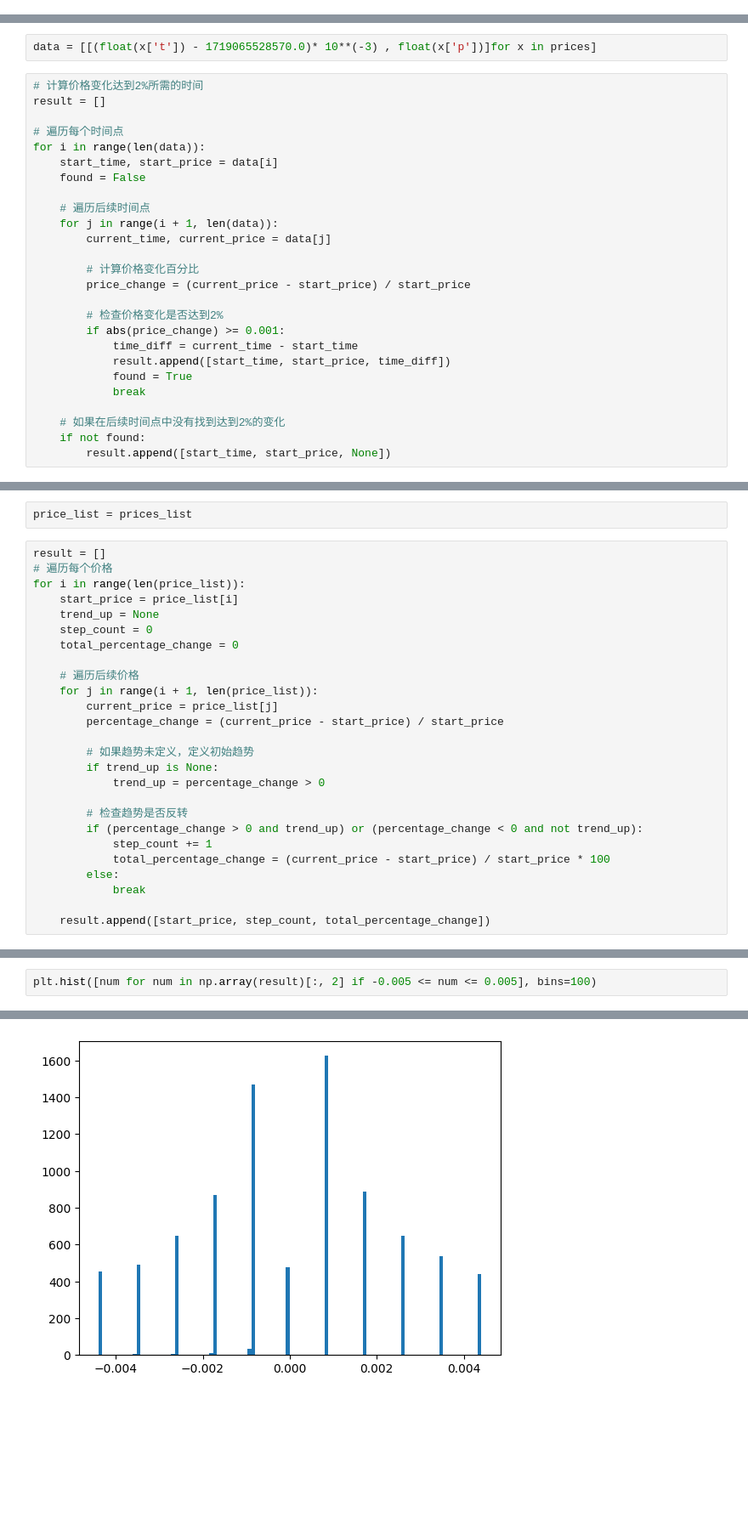
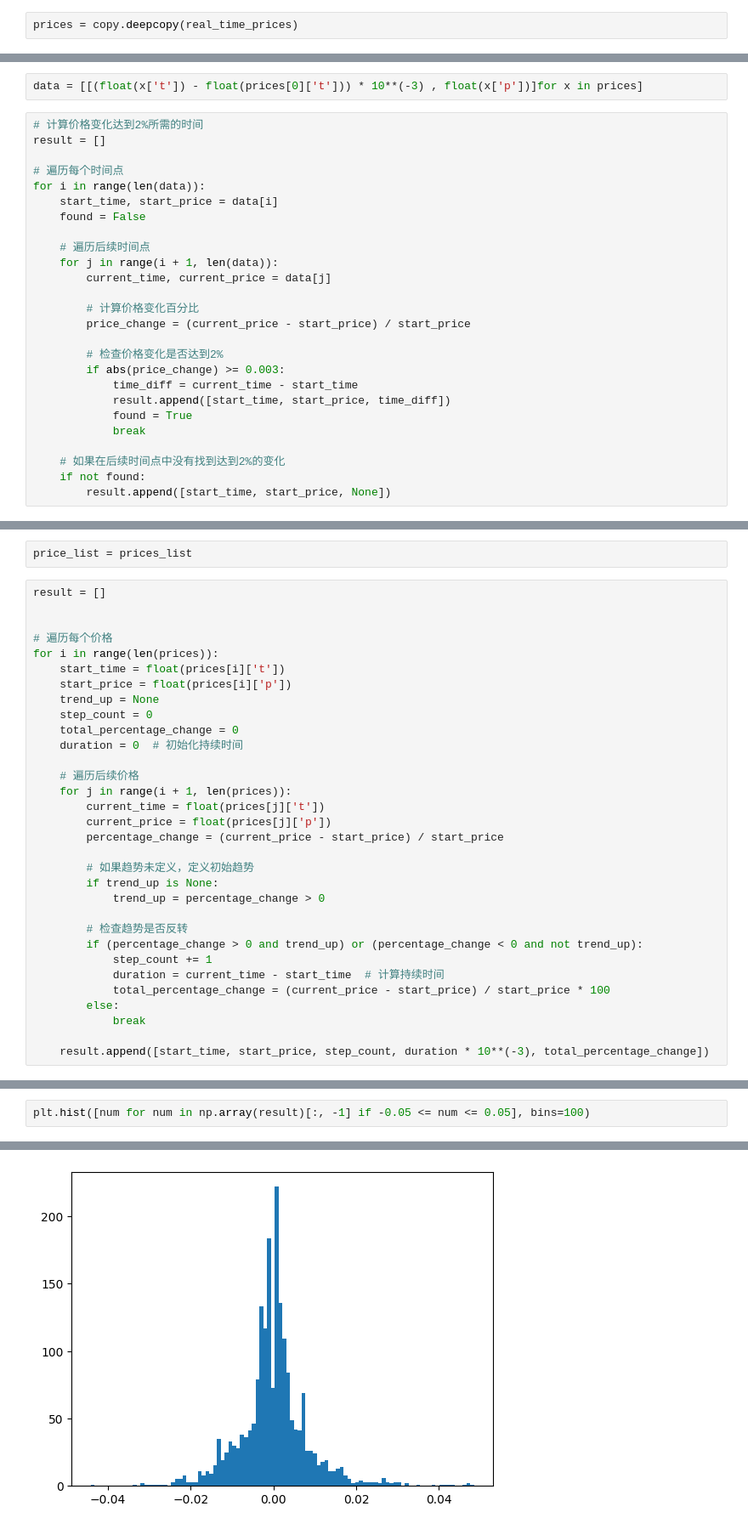
Before and after one commit to washingtonbase/binance, a Jupyter notebook: price-plot.ipynb, the cells around one changed output, grey strips where cells are left out. Shown at 85% size. Drawn from its saved outputs; the diff is of its cells as text; blank space fills up the shorter version.

```diff
--- a/price-plot.ipynb
+++ b/price-plot.ipynb
@@ -32,6 +33,8 @@ def run_websocket():
 # %%
 websocket_thread = threading.Thread(target=run_websocket)
 websocket_thread.start()
+# %%
+prices = copy.deepcopy(real_time_prices)
 # %%
 len(prices)
 # %% [output]
@@ -75,5 +104,5 @@ plt.hist([(prices_list[i] / prices_list[i - 1] - 1) for i in range(1, len(prices
 # %%
-data = [[(float(x['t']) - 1719065528570.0)* 10**(-3) , float(x['p'])]for x in prices]
+data = [[(float(x['t']) - float(prices[0]['t'])) * 10**(-3) , float(x['p'])]for x in prices]
 # %%
 # 计算价格变化达到2%所需的时间
 result = []
@@ -91,7 +120,7 @@ for i in range(len(data)):
         price_change = (current_price - start_price) / start_price
 
         # 检查价格变化是否达到2%
-        if abs(price_change) >= 0.001:
+        if abs(price_change) >= 0.003:
             time_diff = current_time - start_time
             result.append([start_time, start_price, time_diff])
             found = True
@@ -125,16 +154,21 @@ plt.hist([-1 if x is None else x for x in np.array(result)[:,2]], bins=100)
 price_list = prices_list
 # %%
 result = []
+
+
 # 遍历每个价格
-for i in range(len(price_list)):
-    start_price = price_list[i]
+for i in range(len(prices)):
+    start_time = float(prices[i]['t'])
+    start_price = float(prices[i]['p'])
     trend_up = None
     step_count = 0
     total_percentage_change = 0
+    duration = 0  # 初始化持续时间
 
     # 遍历后续价格
-    for j in range(i + 1, len(price_list)):
-        current_price = price_list[j]
+    for j in range(i + 1, len(prices)):
+        current_time = float(prices[j]['t'])
+        current_price = float(prices[j]['p'])
         percentage_change = (current_price - start_price) / start_price
 
         # 如果趋势未定义，定义初始趋势
@@ -144,9 +178,10 @@ for i in range(len(price_list)):
         # 检查趋势是否反转
         if (percentage_change > 0 and trend_up) or (percentage_change < 0 and not trend_up):
             step_count += 1
+            duration = current_time - start_time  # 计算持续时间
             total_percentage_change = (current_price - start_price) / start_price * 100
         else:
             break
 
-    result.append([start_price, step_count, total_percentage_change])
+    result.append([start_time, start_price, step_count, duration * 10**(-3), total_percentage_change])
 # %%
@@ -177,3 +212,3 @@ plt.hist(np.array(result)[:, 2], bins= 100)
 # %%
-plt.hist([num for num in np.array(result)[:, 2] if -0.005 <= num <= 0.005], bins=100)
+plt.hist([num for num in np.array(result)[:, -1] if -0.05 <= num <= 0.05], bins=100)
 # %% [output]
@@ -196,2 +231,2 @@ plt.hist([num for num in np.array(result)[:, 2] if -0.005 <= num <= 0.005], bins
  <BarContainer object of 100 artists>)
-[figure, old version]
+[figure, new version]
```
Also changed, not shown: parts of 14 cells of this notebook.
